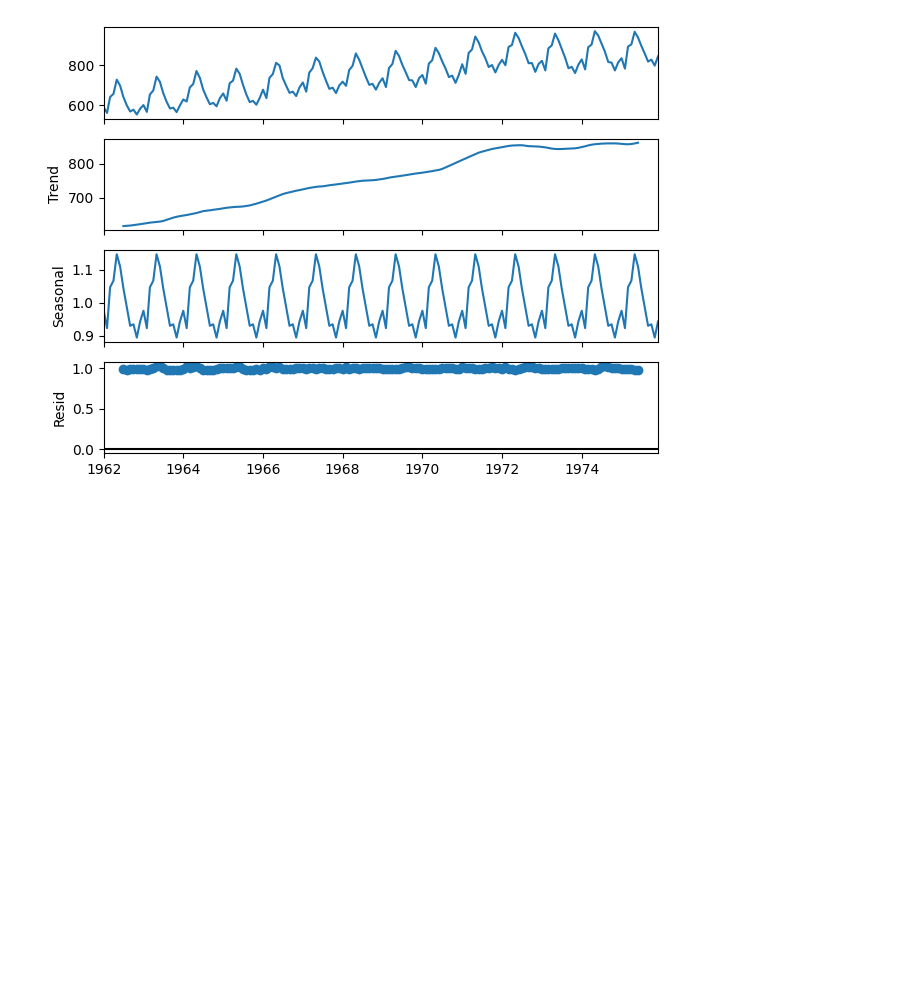
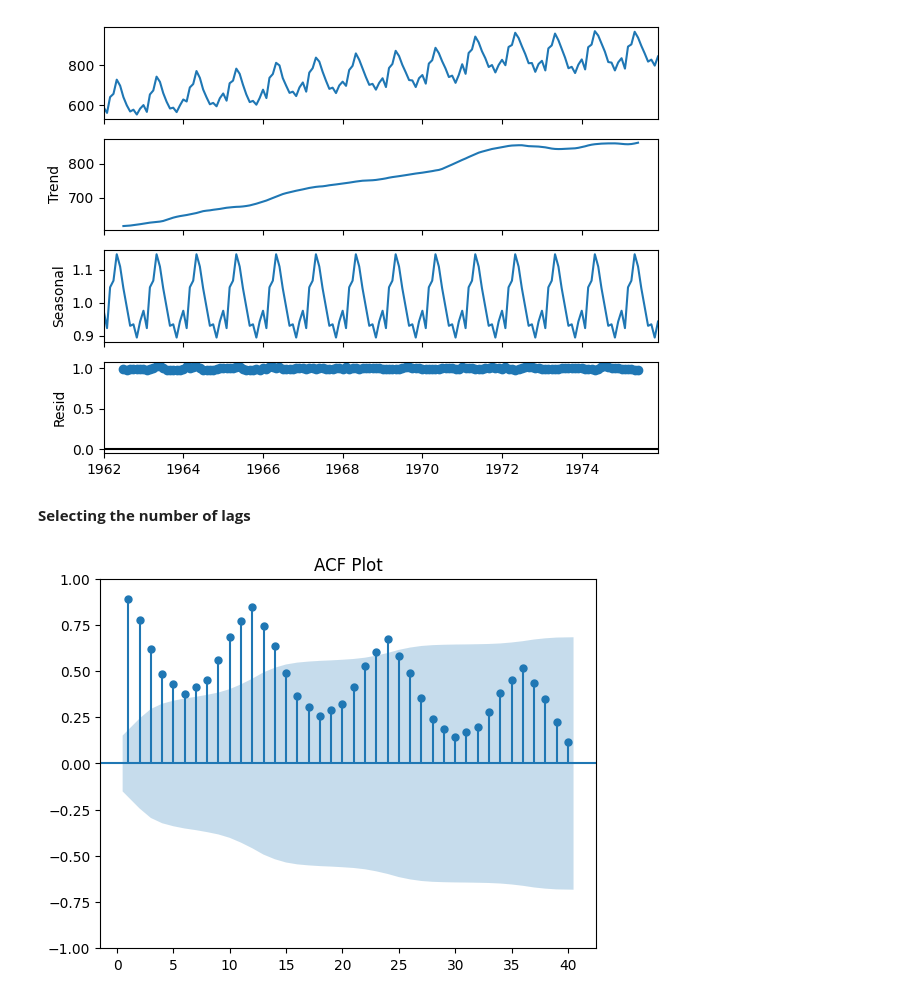
Before and after one commit to Mercymerine/Machine_learning2, a Jupyter notebook: time_series_take_four.ipynb, the cells around one changed output. Saved outputs shown, nothing was run; the diff lists cells and outputs as text; code cells hidden in the pictures; blank space fills up the shorter version.

```diff
--- a/time_series_take_four.ipynb
+++ b/time_series_take_four.ipynb
@@ -148,3 +148,11 @@ mul_decompose.plot()
 plt.show()
 # %% [output]
 [figure]
+# %% [markdown]
+**Selecting the number of lags**
+# %%
+sgt.plot_acf(data, lags=40, zero=False)
+plt.title('ACF Plot')
+plt.show()
+# %% [output]
+[figure, added]
```
Also changed, not shown: parts of 3 cells of this notebook.
